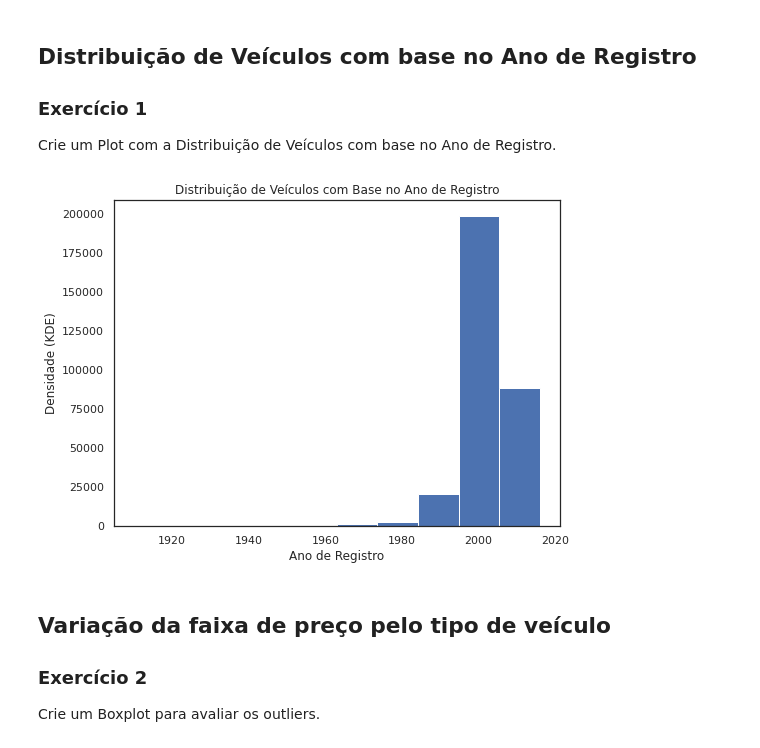
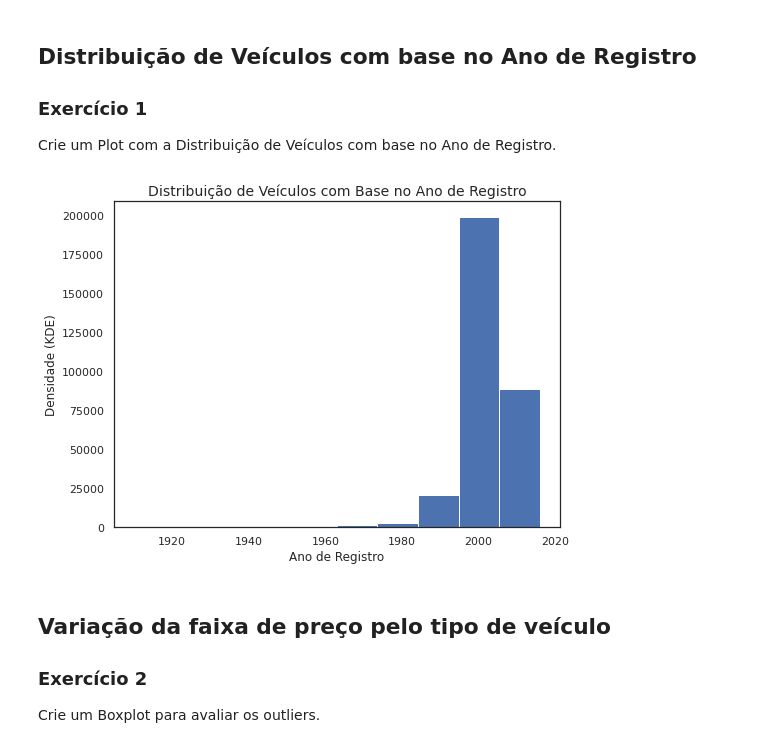
Before and after one commit to Nandaoc/dsa-exercises, a Jupyter notebook: exploratory_analysis_kaggle_dataset/exploratory_analysis_kaggle_dataset_exercise.ipynb, the cells around one changed output. Cells and saved outputs as stored; diff of their text form; code cells hidden in the pictures.

```diff
--- a/exploratory_analysis_kaggle_dataset/exploratory_analysis_kaggle_dataset_exercise.ipynb
+++ b/exploratory_analysis_kaggle_dataset/exploratory_analysis_kaggle_dataset_exercise.ipynb
@@ -77,12 +77,12 @@ Crie um Plot com a Distribuição de Veículos com base no Ano de Registro.
 # %%
 fig, ax = plt.subplots(figsize=(8,6))
 plt.hist(df['yearOfRegistration'])
 plt.ylabel("Densidade (KDE)")
 plt.xlabel("Ano de Registro")
-plt.title('Distribuição de Veículos com Base no Ano de Registro',)
+plt.title('Distribuição de Veículos com Base no Ano de Registro', fontdict={'size': 14})
 plt.show()
 # %% [output]
-[figure, old version]
+[figure, new version]
 # %% [markdown]
 ## Variação da faixa de preço pelo tipo de veículo
 
```
Also changed, not shown: parts of 1 cell of this notebook, 1 other file.
